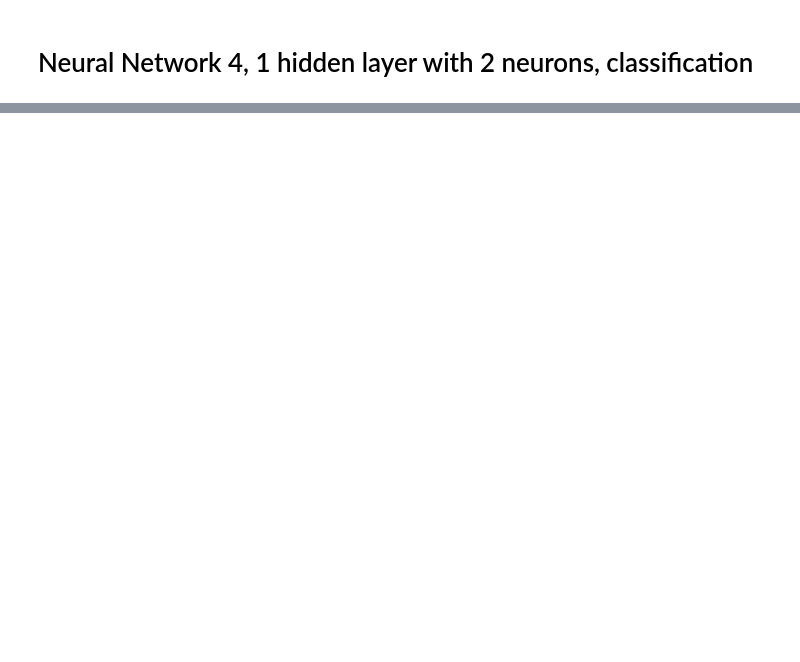
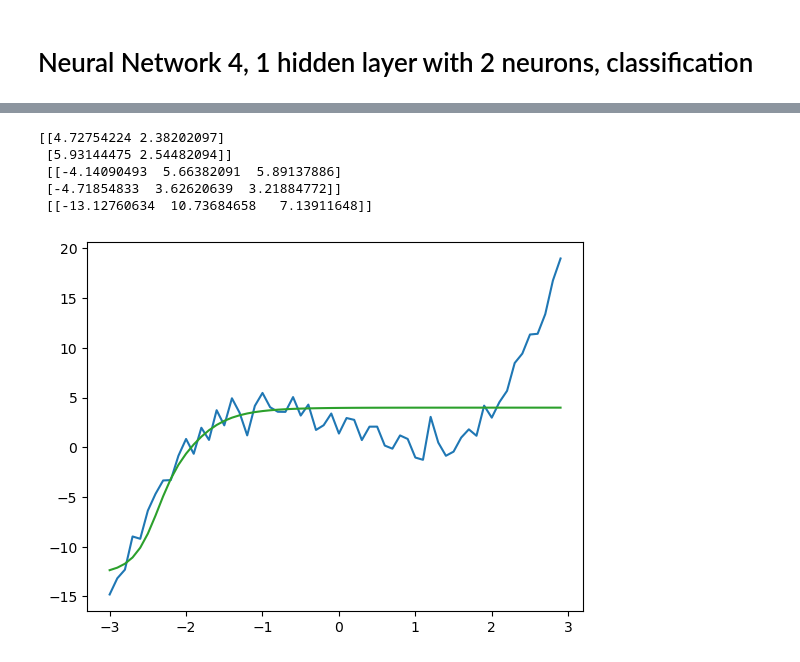
Before and after one commit to pkirlin/discrete-f23, a Jupyter notebook: lectures/neural-nets/backprop-lab-sol.ipynb, the cells around one changed output, grey strips where cells are left out. Drawn from its saved outputs; the diff is of its cells as text; code cells hidden in the pictures; blank space fills up the shorter version.

```diff
--- a/lectures/neural-nets/backprop-lab-sol.ipynb
+++ b/lectures/neural-nets/backprop-lab-sol.ipynb
@@ -796,0 +1276,14 @@ plt.scatter(negatives[:,0], negatives[:,1])
+# %%
+# Recreate original plot
+print(W1, "\n", W2, "\n", W3)
+y_predicted = [make_prediction([1, x], W1, W2, W3) for x in x_data]
+plt.plot(x_data, y_numeric_noisy, -3, 3)
+plt.plot(x_data, y_predicted)
+plt.show()
+# %% [output]
+[[4.72754224 2.38202097]
+ [5.93144475 2.54482094]]
+ [[-4.14090493  5.66382091  5.89137886]
+ [-4.71854833  3.62620639  3.21884772]]
+ [[-13.12760634  10.73684658   7.13911648]]
+[figure, added]
```
Also changed, not shown: parts of 36 cells of this notebook, 2 other files.
